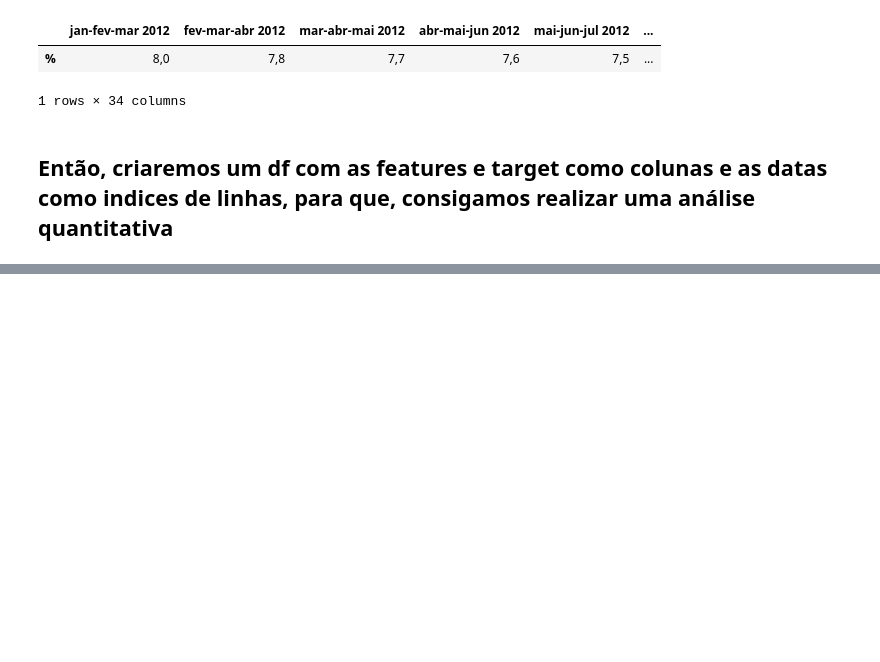
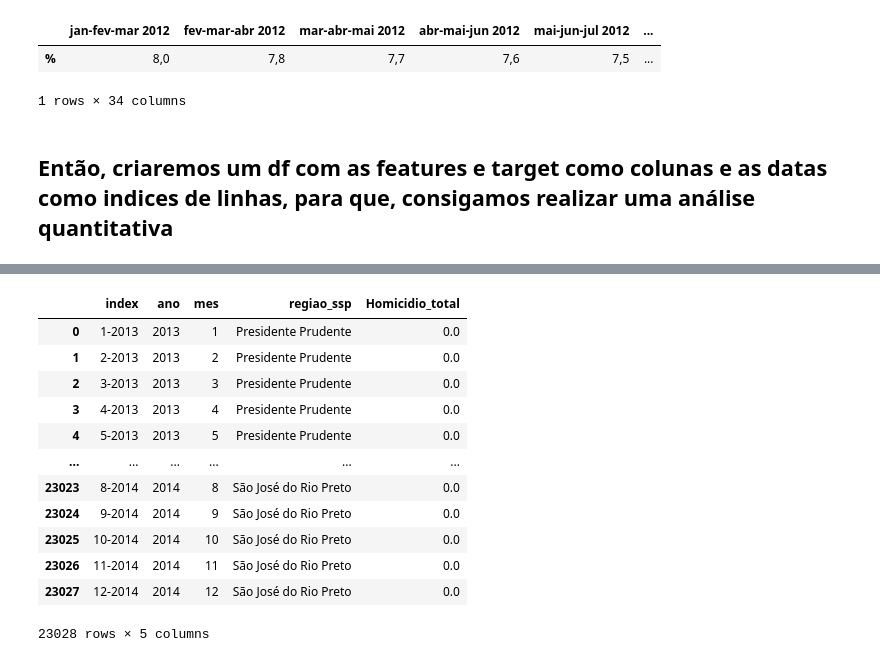
Before and after one commit to felipebns/P2_Cdados, a Jupyter notebook: p2_cdados.ipynb, the cells around one changed output, grey strips where cells are left out. Saved outputs shown, nothing was run; the diff lists cells and outputs as text; code cells hidden in the pictures; blank space fills up the shorter version.

```diff
--- a/p2_cdados.ipynb
+++ b/p2_cdados.ipynb
@@ -245,0 +280,2 @@ for header,columns in df.items():
+# %%
+anos = list(homicidio_2012.ano)
@@ -245,0 +289,16 @@ for header,columns in df.items():
+# %%
+homicidio_2012_x
+# %% [output]
+|  | index | ano | mes | regiao_ssp | Homicidio_total |
+| 0 | 1-2013 | 2013 | 1 | Presidente Prudente | 0.0 |
+| 1 | 2-2013 | 2013 | 2 | Presidente Prudente | 0.0 |
+| 2 | 3-2013 | 2013 | 3 | Presidente Prudente | 0.0 |
+| 3 | 4-2013 | 2013 | 4 | Presidente Prudente | 0.0 |
+| 4 | 5-2013 | 2013 | 5 | Presidente Prudente | 0.0 |
+| ... | ... | ... | ... | ... | ... |
+| 23023 | 8-2014 | 2014 | 8 | São José do Rio Preto | 0.0 |
+| 23024 | 9-2014 | 2014 | 9 | São José do Rio Preto | 0.0 |
+| 23025 | 10-2014 | 2014 | 10 | São José do Rio Preto | 0.0 |
+| 23026 | 11-2014 | 2014 | 11 | São José do Rio Preto | 0.0 |
+| 23027 | 12-2014 | 2014 | 12 | São José do Rio Preto | 0.0 |
+23028 rows × 5 columns
```
Also changed, not shown: parts of 13 cells of this notebook, 1 other file.
